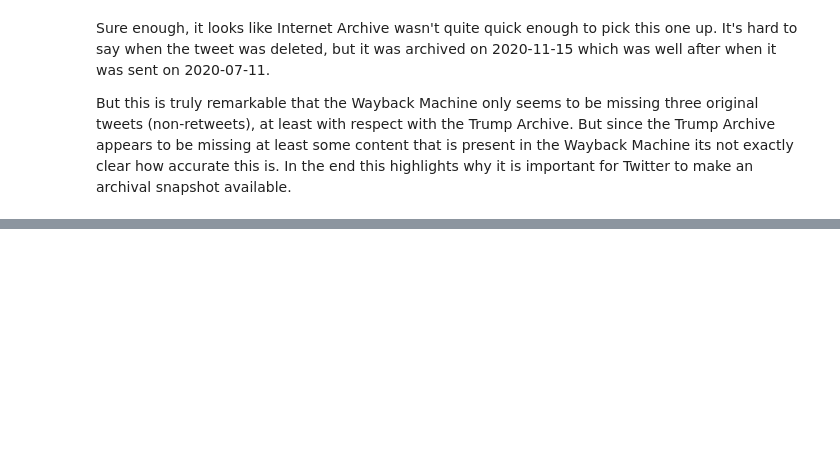
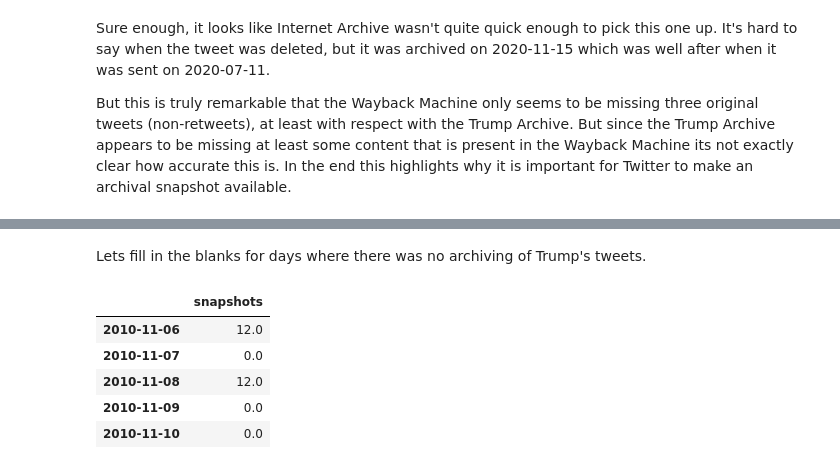
Before and after one commit to edsu/notebooks, a Jupyter notebook: Trump Tweets at Internet Archive.ipynb, the cells around one changed output, grey strips where cells are left out. Saved outputs shown, nothing was run; the diff lists cells and outputs as text; code cells hidden in the pictures; blank space fills up the shorter version.

```diff
--- a/Trump Tweets at Internet Archive.ipynb
+++ b/Trump Tweets at Internet Archive.ipynb
@@ -621,0 +650,13 @@ But this is truly remarkable that the Wayback Machine only seems to be missing t
+# %% [markdown]
+Lets fill in the blanks for days where there was no archiving of Trump's tweets.
+# %%
+dates = pandas.date_range(min(df.day), max(df.day))
+df = df.set_index('day').reindex(dates).fillna(0)
+df.head()
+# %% [output]
+|  | snapshots |
+| 2010-11-06 | 12.0 |
+| 2010-11-07 | 0.0 |
+| 2010-11-08 | 12.0 |
+| 2010-11-09 | 0.0 |
+| 2010-11-10 | 0.0 |
```
Also changed, not shown: parts of 17 cells of this notebook.
